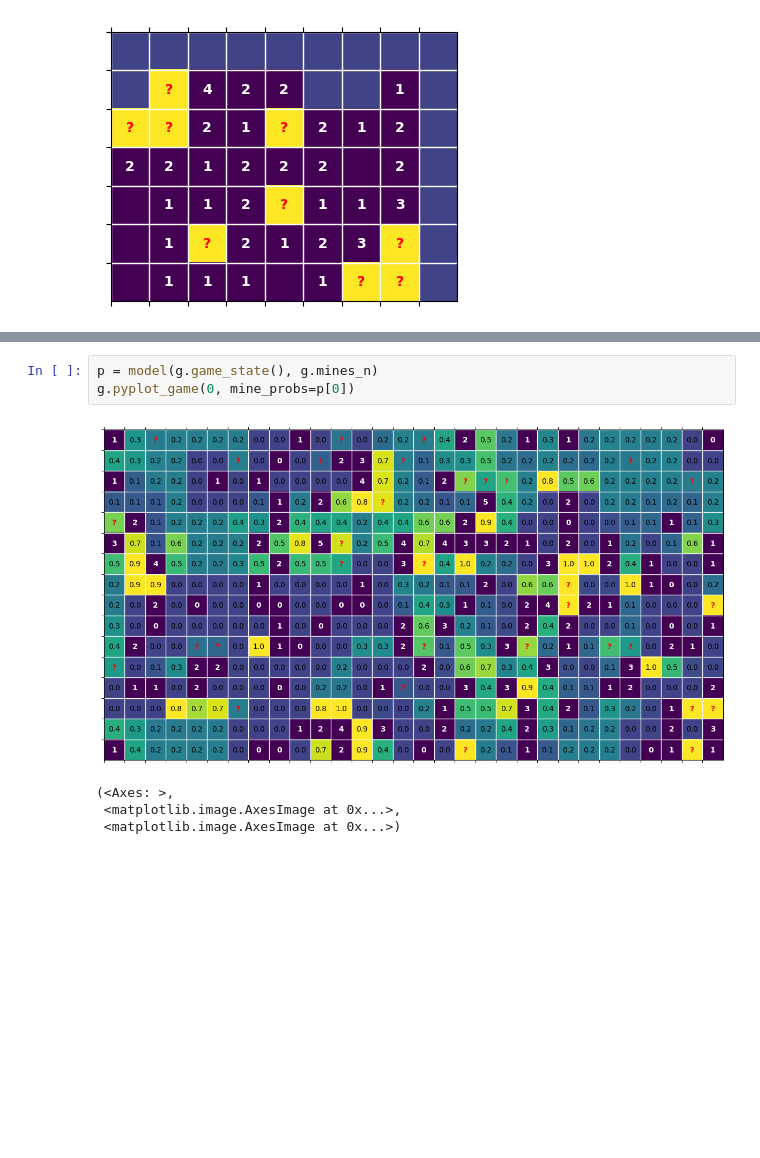
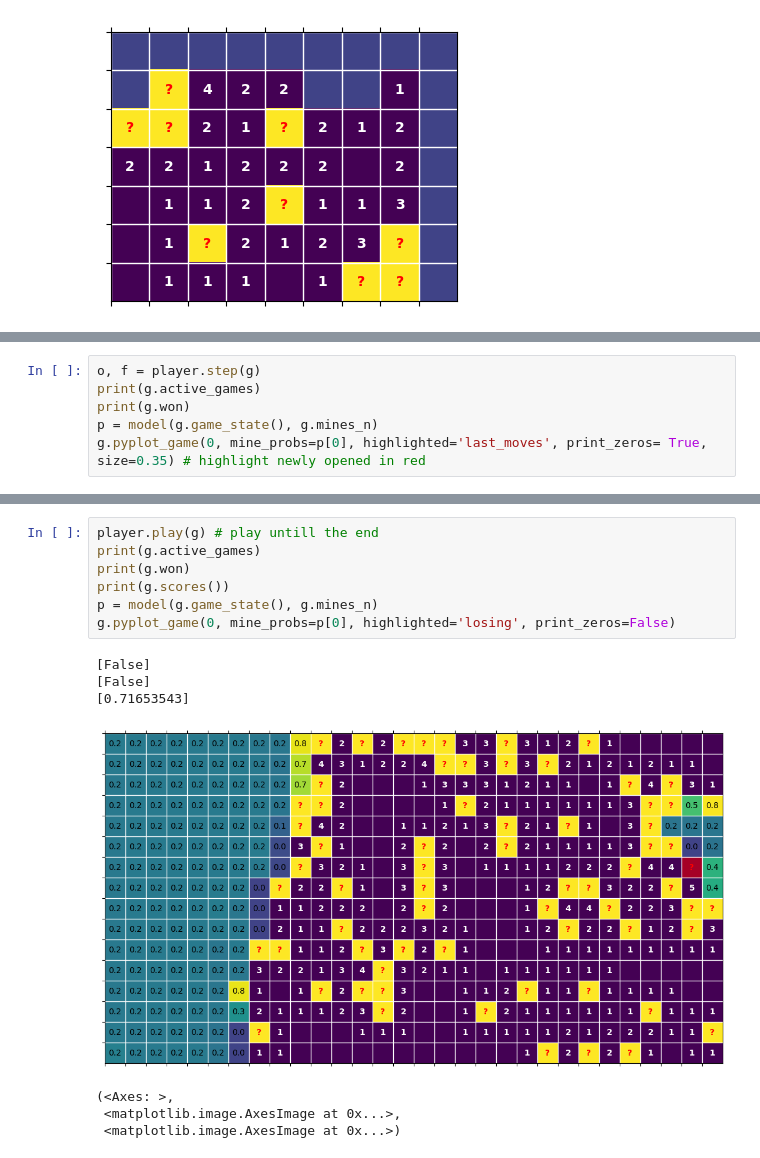
Before and after one commit to ClaudioPaterniti/MineSweeperLearning, a Jupyter notebook: test.ipynb, the cells around one changed output, grey strips where cells are left out. Cells and saved outputs as stored; diff of their text form; blank space fills up the shorter version.

Commit message:
Add open zero - add green highlights

```diff
--- a/test.ipynb
+++ b/test.ipynb
@@ -52,0 +46,6 @@ g.random_flags(0.3)
+# %%
+o, f = player.step(g)
+print(g.active_games)
+print(g.won)
+p = model(g.game_state(), g.mines_n)
+g.pyplot_game(0, mine_probs=p[0], highlighted='last_moves', print_zeros= True, size=0.35) # highlight newly opened in red
@@ -53,8 +59,15 @@ g.random_flags(0.3)
 # %%
+player.play(g) # play untill the end
+print(g.active_games)
+print(g.won)
+print(g.scores())
 p = model(g.game_state(), g.mines_n)
-g.pyplot_game(0, mine_probs=p[0])
+g.pyplot_game(0, mine_probs=p[0], highlighted='losing', print_zeros=False)
 # %% [output]
+[False]
+[False]
+[0.71653543]
-[figure, old version]
+[figure, new version]
-(<Axes: >,
- <matplotlib.image.AxesImage at 0x...>,
- <matplotlib.image.AxesImage at 0x...>)
+(<Axes: >,
+ <matplotlib.image.AxesImage at 0x...>,
+ <matplotlib.image.AxesImage at 0x...>)
```
Also changed, not shown: parts of 9 cells of this notebook, 6 other files.
